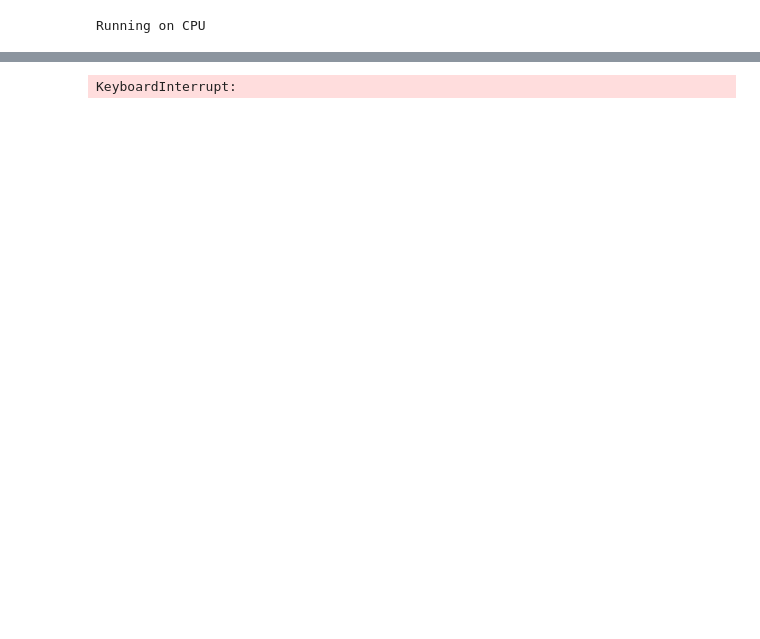
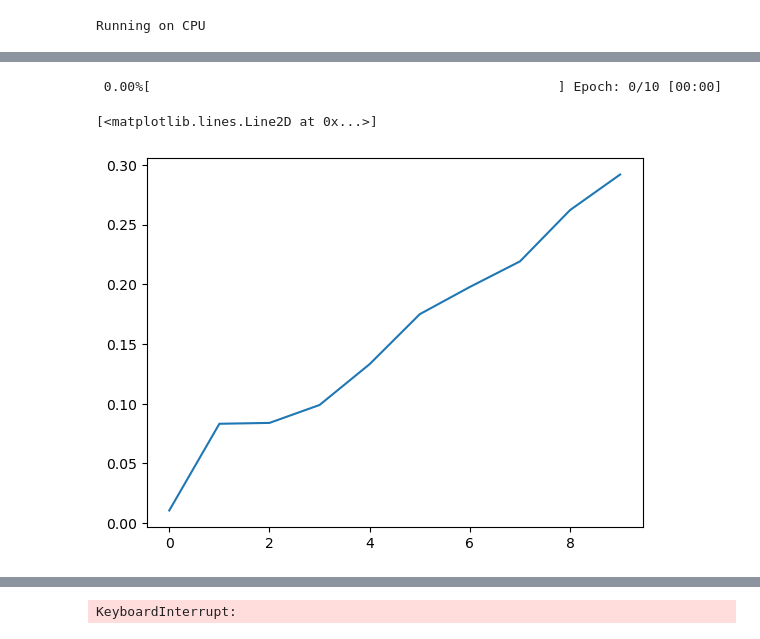
Before and after one commit to stecrotti/Aptamer2025py, a Jupyter notebook: prova.ipynb, the cells around one changed output, grey strips where cells are left out. Cells and saved outputs as stored; diff of their text form; code cells hidden in the pictures; blank space fills up the shorter version.

```diff
--- a/prova.ipynb
+++ b/prova.ipynb
@@ -391,15 +407,0 @@ def train(
-# %%
-normalized_total_reads = total_reads / total_reads.sum(0, keepdim=True)
-ts = torch.arange(len(normalized_total_reads))
-model.zero_grad()
-for t in ts:
-    en = compute_moments_data_at_round(model, sequences_oh[t], t)
-    en_avg = en.mean()
-    loss_t = en_avg * normalized_total_reads[t]
-    loss_t.backward()
-
-if model.round_zero.h.grad is None:
-    model.round_zero.h.grad = torch.zeros_like(model.round_zero.h)
-
-grad_data_cached = tuple([p.grad if not p.grad is None else torch.zeros_like(h) for p in model.parameters()])
-model.zero_grad()
@@ -406,17 +702,18 @@ model.zero_grad()
 # %%
-k = torch.zeros(L, q, dtype=dtype)
-h = torch.zeros(L, q, dtype=dtype)
-# k = fi[0].clone().log()
-J = torch.zeros(L, q, L, q, dtype=dtype)
+k = torch.zeros(L, q, dtype=dtype, device=device)
+k = torch.log(fi[0])
+h = torch.zeros(L, q, dtype=dtype, device=device)
+# h = torch.log(fi[-1]) - torch.log(fi[0])
+J = torch.zeros(L, q, L, q, dtype=dtype, device=device)
 
 tr = tree.Tree()
 tr.add_node(-1)
 tr.add_node(0)
 
-selected_modes = torch.BoolTensor([[1, 0],[1, 0]])
+selected_modes = torch.BoolTensor([[1],[1]])
 
 Ns0 = energy_models.IndepSites(k)
 potts = energy_models.Potts(J, h)
 indep = energy_models.IndepSites(h)
-ps = selex_distribution.MultiModeDistribution(potts, potts, normalized=False)
+ps = selex_distribution.MultiModeDistribution(potts, normalized=False)
 model = selex_distribution.MultiRoundDistribution(Ns0, ps, tr, selected_modes)
@@ -427,3 +747,22 @@ datasets = [data_loading.SelexRoundDataset(seq_oh) for seq_oh in sequences_oh]
 n_rounds = len(datasets)
 chains = init_chains(n_rounds, n_chains, L, q, device, dtype)
 log_weights = torch.zeros(n_rounds, n_chains, device=device, dtype=dtype)
+# %%
+params = selex_dca.init_parameters(fi)
+history = selex_dca.init_history()
+callbacks = [PearsonCovarianceCallback()]
+# %%
+n_sweeps = 10
+lr = 0.01
+target_pearson = 0.9999
+max_epochs = 10
+
+chains, params, history = find_bug2(sampler, chains, fi, fij, total_reads, params, model, nsweeps=n_sweeps, lr=lr, max_epochs=max_epochs,
+          target_pearson=target_pearson, callbacks=callbacks, progress_bar=True, history=history)
+# %% [output]
+ 0.00%[                                                    ] Epoch: 0/10 [00:00]
+# %%
+plt.plot(history["pearson"])
+# %% [output]
+[<matplotlib.lines.Line2D at 0x...>]
+[figure, added]
```
Also changed, not shown: parts of 39 cells of this notebook, 3 other files.
